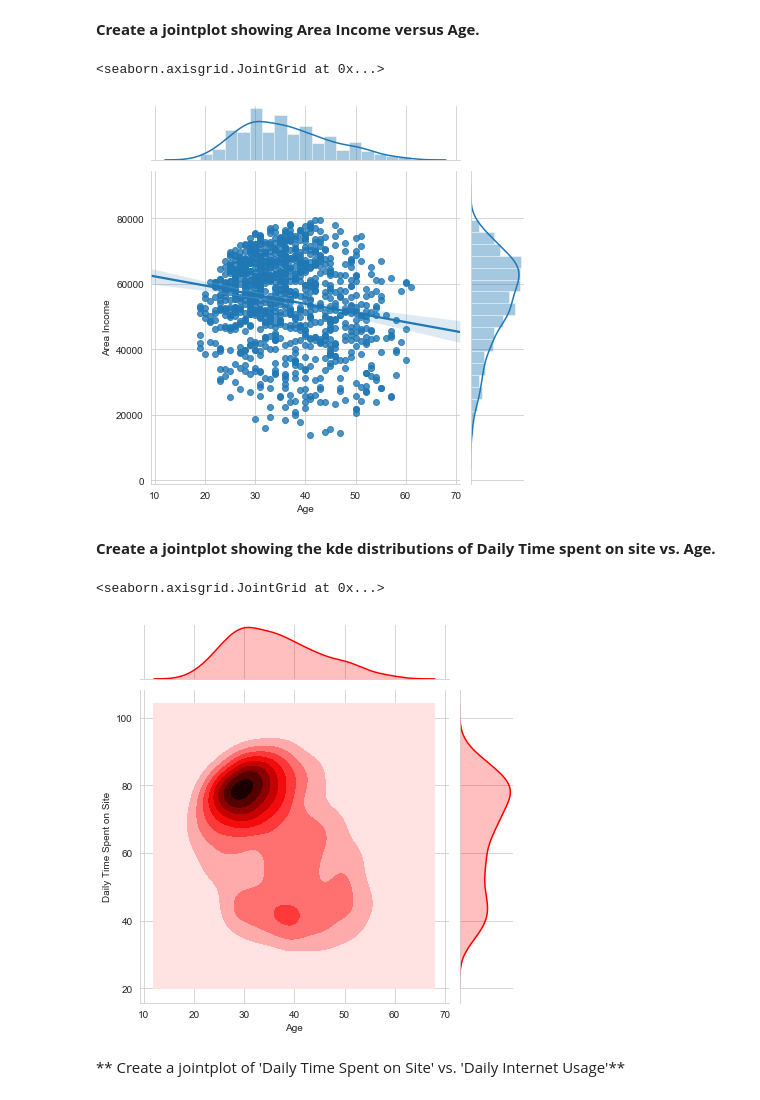
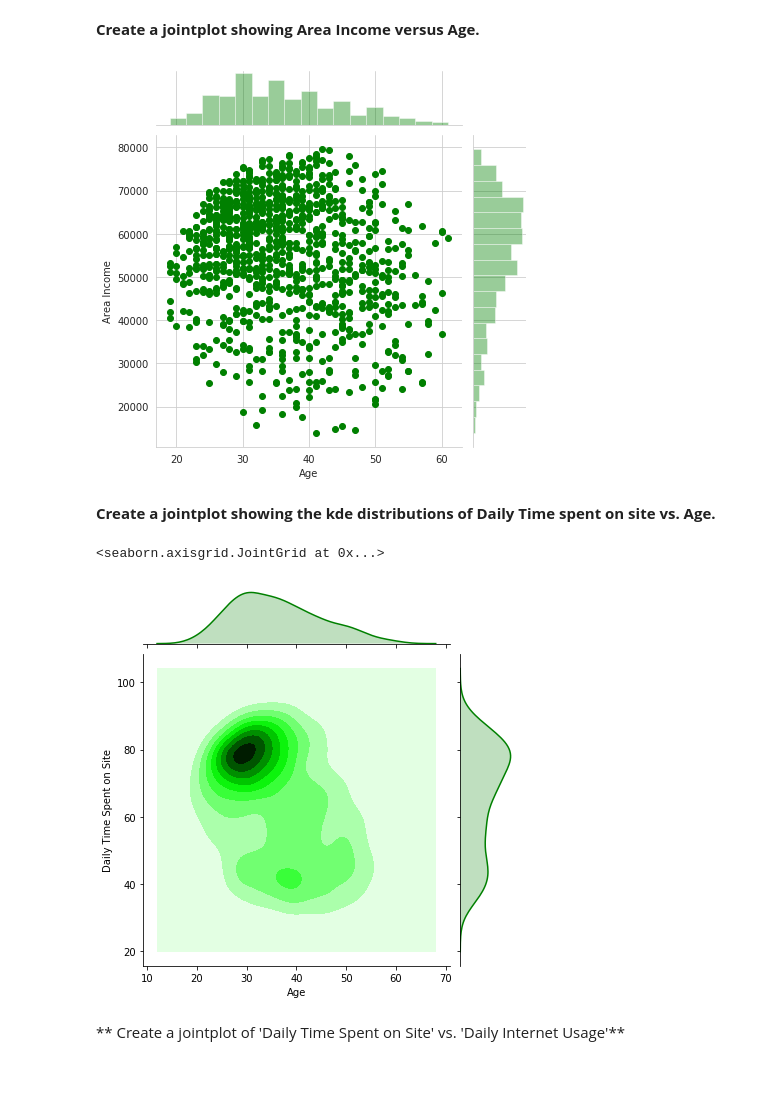
Before and after one commit to thamizhaiap/Machine_learning, a Jupyter notebook: Logistic_regression/02-Logistic Regression Project.ipynb, the cells around one changed output. Saved outputs shown, nothing was run; the diff lists cells and outputs as text; code cells hidden in the pictures.

```diff
--- a/Logistic_regression/02-Logistic Regression Project.ipynb
+++ b/Logistic_regression/02-Logistic Regression Project.ipynb
@@ -94,18 +93,16 @@ ad_data['Age'].hist(bins=100)
 # %% [markdown]
 **Create a jointplot showing Area Income versus Age.**
 # %%
-sns.jointplot(x='Age',y='Area Income', data=ad_data, kind='reg')
-# 'scatter', 'reg', 'resid', 'kde', or 'hex'
+sns.jointplot('Age','Area Income', data=ad_data, kind='scatter',color='green');
 # %% [output]
-<seaborn.axisgrid.JointGrid at 0x...>
-[figure, old version]
+[figure, new version]
 # %% [markdown]
 **Create a jointplot showing the kde distributions of Daily Time spent on site vs. Age.**
 # %%
-sns.jointplot(x='Age',y='Daily Time Spent on Site', data=ad_data, kind='kde', color='red')
+sns.jointplot('Age','Daily Time Spent on Site', data=ad_data, kind='kde', color='green')
 # %% [output]
 <seaborn.axisgrid.JointGrid at 0x...>
-[figure, old version]
+[figure, new version]
 # %% [markdown]
 ** Create a jointplot of 'Daily Time Spent on Site' vs. 'Daily Internet Usage'**
 # %%
```
Also changed, not shown: parts of 17 cells of this notebook, 1 other file.
